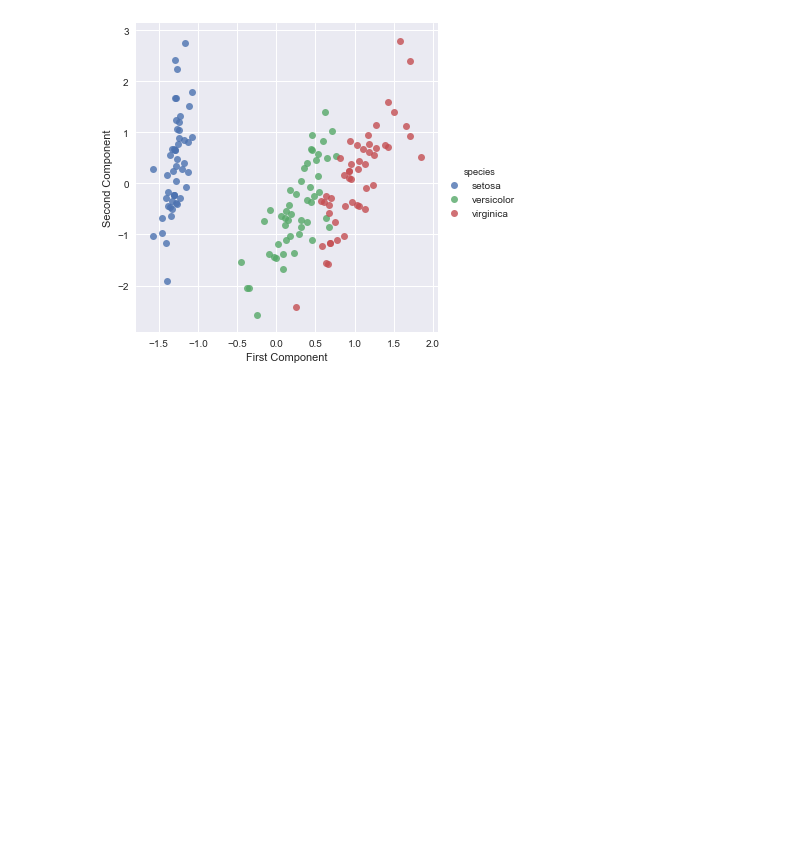
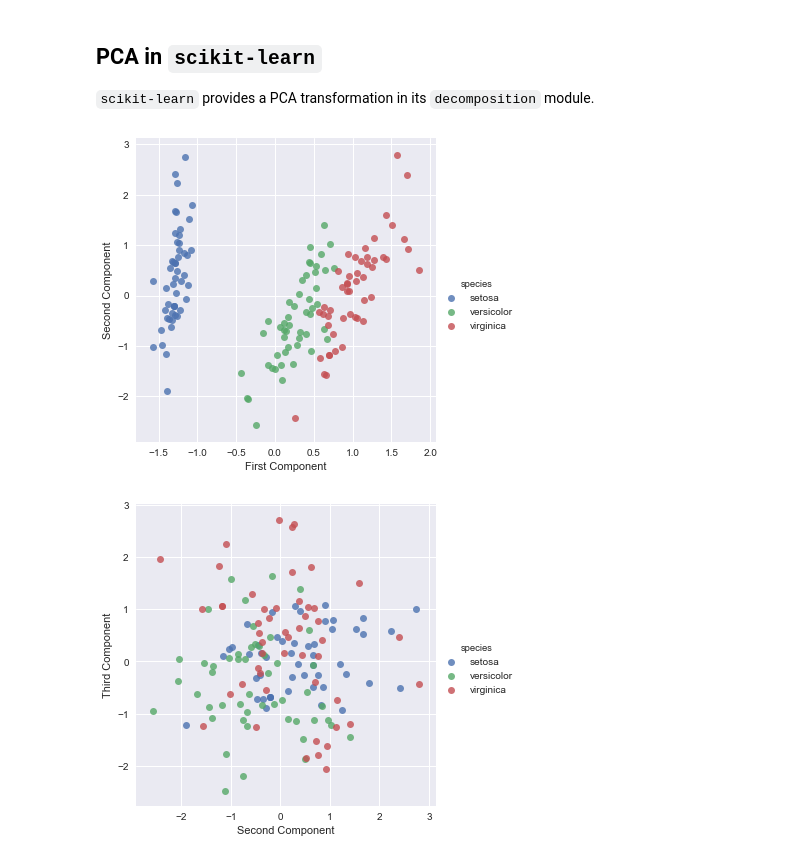
Before and after one commit to fonnesbeck/ngcm_sklearn_2017, a Jupyter notebook: notebooks/1c-Dimensionality-Reduction.ipynb, the cells around one changed output. Cells and saved outputs as stored; diff of their text form; code cells hidden in the pictures; blank space fills up the shorter version.

```diff
--- a/notebooks/1c-Dimensionality-Reduction.ipynb
+++ b/notebooks/1c-Dimensionality-Reduction.ipynb
@@ -15,5 +198,9 @@ iris = load_iris()
+# %% [markdown]
+## PCA in `scikit-learn`
+
+`scikit-learn` provides a PCA transformation in its `decomposition` module.
 # %%
 from sklearn.decomposition import PCA
 
-pca = PCA(n_components=2, whiten=True).fit(iris.data)
+pca = PCA(n_components=3, whiten=True).fit(iris.data)
 X_pca = pca.transform(iris.data)
@@ -24,13 +207,17 @@ iris_df = (pd.DataFrame(iris.data, columns=iris.feature_names)
 # %%
-%matplotlib inline
-import seaborn as sns
-
 iris_df['First Component'] = X_pca[:, 0]
 iris_df['Second Component'] = X_pca[:, 1]
+iris_df['Third Component'] = X_pca[:, 2]
 
 sns.lmplot('First Component', 'Second Component',
            data=iris_df,
            fit_reg=False,
            hue="species");
+
+sns.lmplot('Second Component', 'Third Component',
+           data=iris_df,
+           fit_reg=False,
+           hue="species");
 # %% [output]
-[figure, old version]
+[figure, new version]
+[figure, added]
```
Also changed, not shown: parts of 27 cells of this notebook.
